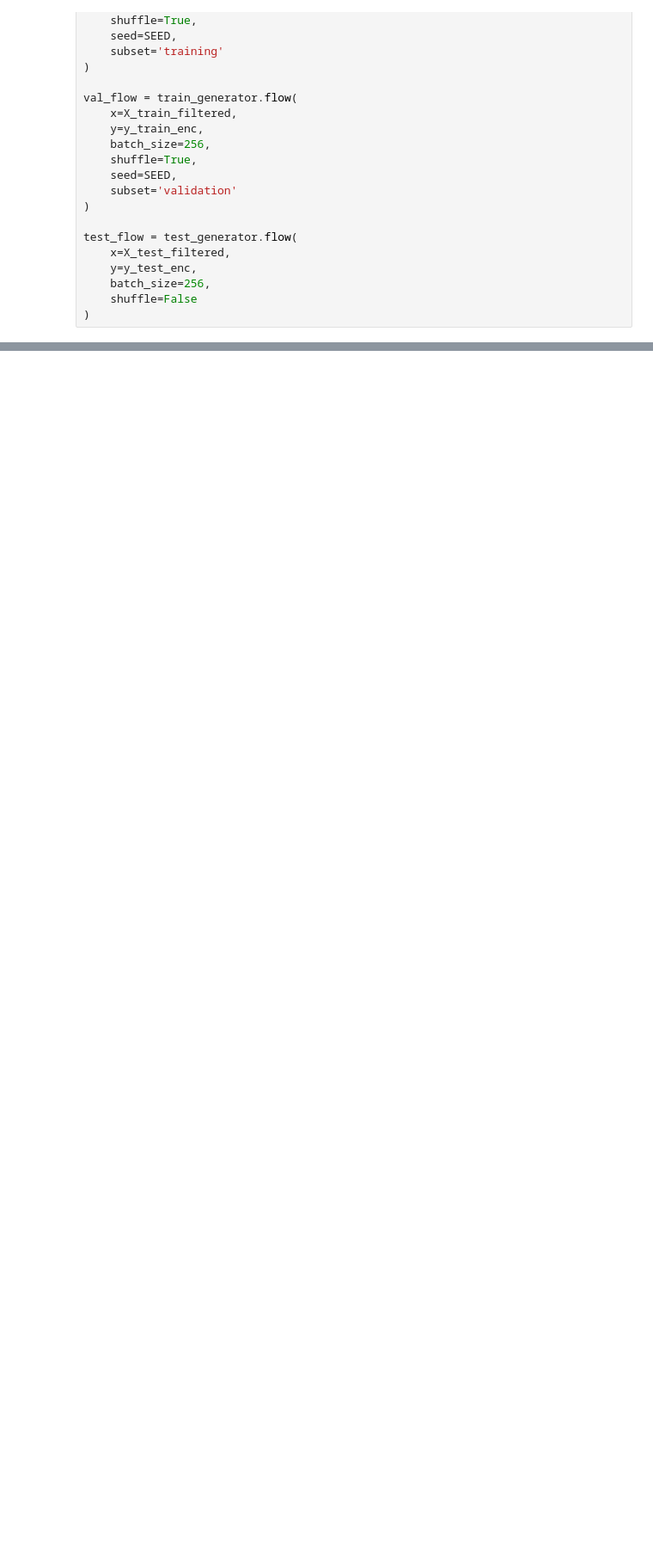
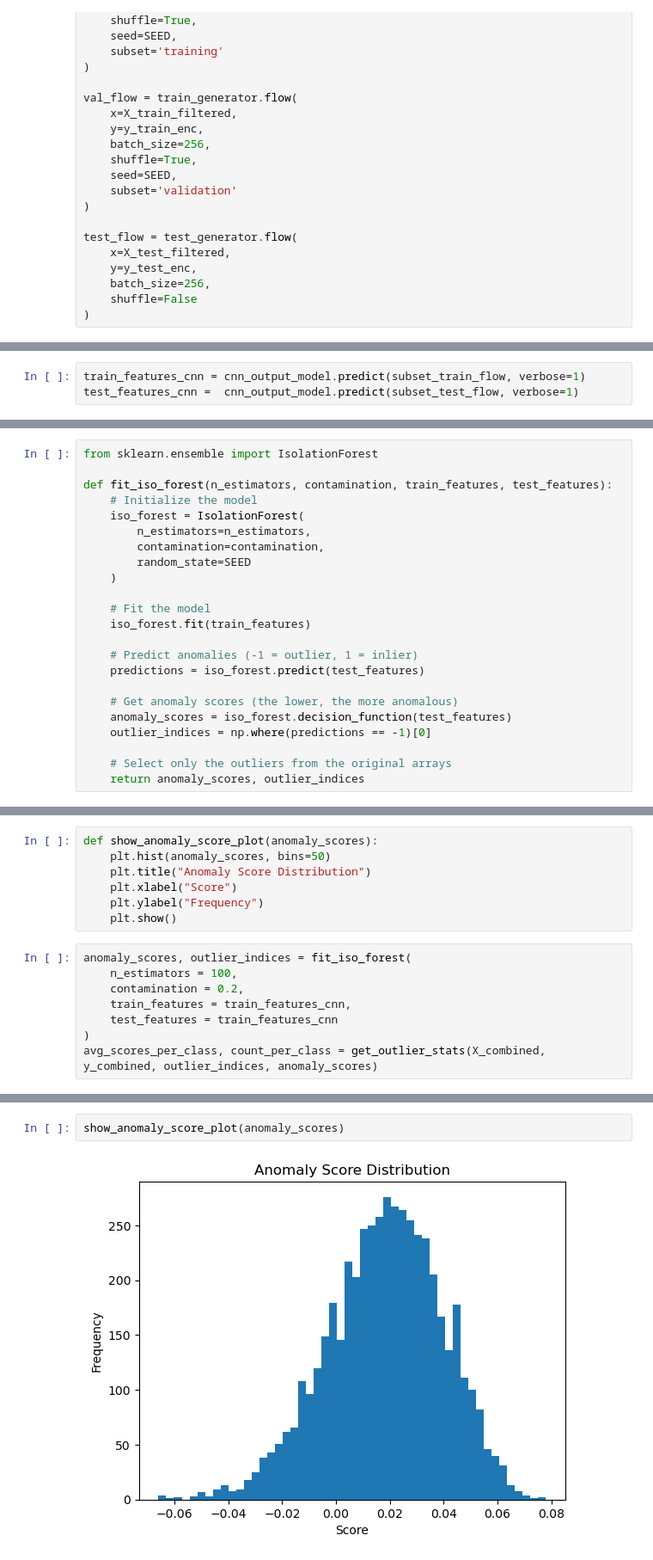
Before and after one commit to enikop/CNN-Projects, a Jupyter notebook: openset/CNN_isolation_forest.ipynb, the cells around one changed output, grey strips where cells are left out. Shown: that part at 86% size. Drawn from its saved outputs; the diff is of its cells as text; blank space fills up the shorter version.

```diff
--- a/openset/CNN_isolation_forest.ipynb
+++ b/openset/CNN_isolation_forest.ipynb
@@ -352,0 +299,3 @@ plt.show()
+# %%
+train_features_cnn = cnn_output_model.predict(subset_train_flow, verbose=1)
+test_features_cnn =  cnn_output_model.predict(subset_test_flow, verbose=1)
@@ -352,0 +323,23 @@ plt.show()
+# %%
+from sklearn.ensemble import IsolationForest
+
+def fit_iso_forest(n_estimators, contamination, train_features, test_features):
+    # Initialize the model
+    iso_forest = IsolationForest(
+        n_estimators=n_estimators,
+        contamination=contamination,
+        random_state=SEED
+    )
+
+    # Fit the model
+    iso_forest.fit(train_features)
+
+    # Predict anomalies (-1 = outlier, 1 = inlier)
+    predictions = iso_forest.predict(test_features)
+
+    # Get anomaly scores (the lower, the more anomalous)
+    anomaly_scores = iso_forest.decision_function(test_features)
+    outlier_indices = np.where(predictions == -1)[0]
+
+    # Select only the outliers from the original arrays
+    return anomaly_scores, outlier_indices
@@ -352,0 +374,15 @@ plt.show()
+# %%
+def show_anomaly_score_plot(anomaly_scores):
+    plt.hist(anomaly_scores, bins=50)
+    plt.title("Anomaly Score Distribution")
+    plt.xlabel("Score")
+    plt.ylabel("Frequency")
+    plt.show()
+# %%
+anomaly_scores, outlier_indices = fit_iso_forest(
+    n_estimators = 100,
+    contamination = 0.2,
+    train_features = train_features_cnn,
+    test_features = train_features_cnn
+)
+avg_scores_per_class, count_per_class = get_outlier_stats(X_combined, y_combined, outlier_indices, anomaly_scores)
@@ -352,0 +423,4 @@ plt.show()
+# %%
+show_anomaly_score_plot(anomaly_scores)
+# %% [output]
+[figure, added]
```
Also changed, not shown: parts of 69 cells of this notebook.
